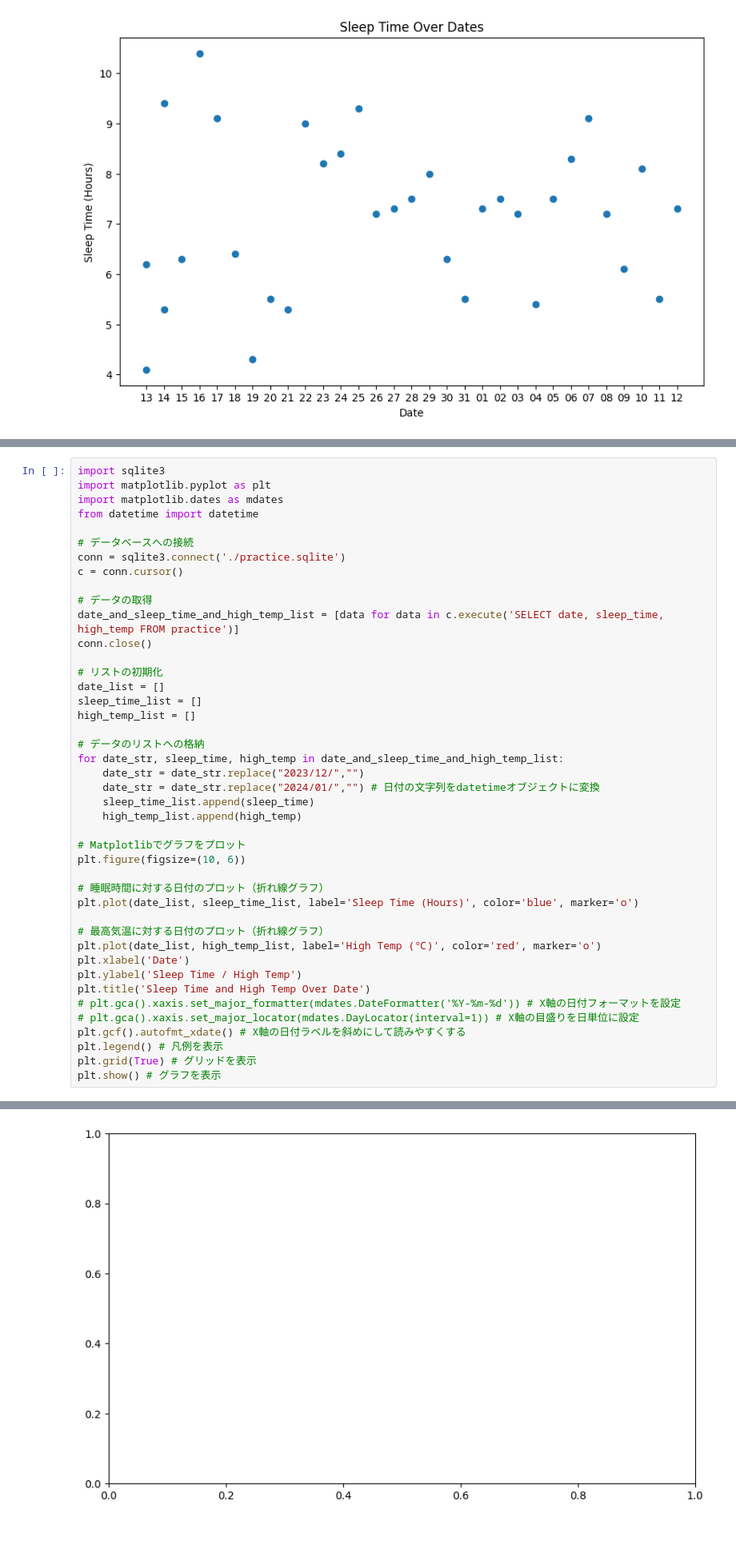
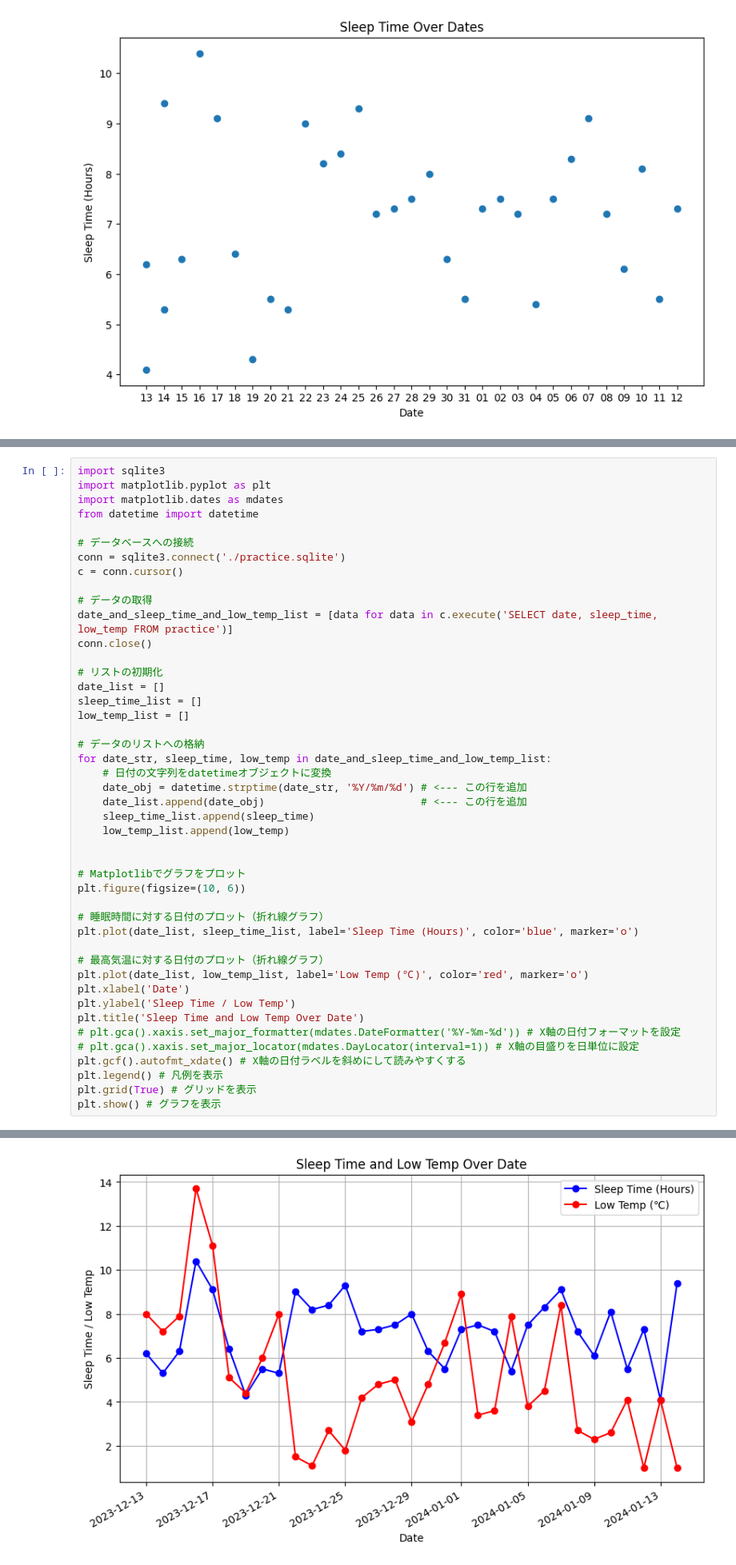
Before and after one commit to mitsuki0215/dspro_last_assignment, a Jupyter notebook: practice.ipynb, the cells around one changed output, grey strips where cells are left out. Shown at 80% size. Drawn from its saved outputs; the diff is of its cells as text; blank space fills up the shorter version.

```diff
--- a/practice.ipynb
+++ b/practice.ipynb
@@ -381,20 +400,22 @@ conn = sqlite3.connect('./practice.sqlite')
 c = conn.cursor()
 
 # データの取得
-date_and_sleep_time_and_high_temp_list = [data for data in c.execute('SELECT date, sleep_time, high_temp FROM practice')]
+date_and_sleep_time_and_low_temp_list = [data for data in c.execute('SELECT date, sleep_time, low_temp FROM practice')]
 conn.close()
 
 # リストの初期化
 date_list = []
 sleep_time_list = []
-high_temp_list = []
+low_temp_list = []
 
 # データのリストへの格納
-for date_str, sleep_time, high_temp in date_and_sleep_time_and_high_temp_list:
-    date_str = date_str.replace("2023/12/","")
-    date_str = date_str.replace("2024/01/","") # 日付の文字列をdatetimeオブジェクトに変換
+for date_str, sleep_time, low_temp in date_and_sleep_time_and_low_temp_list:
+    # 日付の文字列をdatetimeオブジェクトに変換
+    date_obj = datetime.strptime(date_str, '%Y/%m/%d') # <--- この行を追加
+    date_list.append(date_obj)                         # <--- この行を追加
     sleep_time_list.append(sleep_time)
-    high_temp_list.append(high_temp)
+    low_temp_list.append(low_temp)
+
 
 # Matplotlibでグラフをプロット
 plt.figure(figsize=(10, 6))
@@ -403,10 +424,10 @@ plt.figure(figsize=(10, 6))
 plt.plot(date_list, sleep_time_list, label='Sleep Time (Hours)', color='blue', marker='o')
 
 # 最高気温に対する日付のプロット（折れ線グラフ）
-plt.plot(date_list, high_temp_list, label='High Temp (℃)', color='red', marker='o')
+plt.plot(date_list, low_temp_list, label='Low Temp (℃)', color='red', marker='o')
 plt.xlabel('Date')
-plt.ylabel('Sleep Time / High Temp')
-plt.title('Sleep Time and High Temp Over Date')
+plt.ylabel('Sleep Time / Low Temp')
+plt.title('Sleep Time and Low Temp Over Date')
 # plt.gca().xaxis.set_major_formatter(mdates.DateFormatter('%Y-%m-%d')) # X軸の日付フォーマットを設定
 # plt.gca().xaxis.set_major_locator(mdates.DayLocator(interval=1)) # X軸の目盛りを日単位に設定
 plt.gcf().autofmt_xdate() # X軸の日付ラベルを斜めにして読みやすくする
@@ -418 +438 @@ ValueError: x and y must have same first dimension, but have shapes (0,) and (33
-[figure, old version]
+[figure, new version]
```
Also changed, not shown: parts of 2 cells of this notebook.
